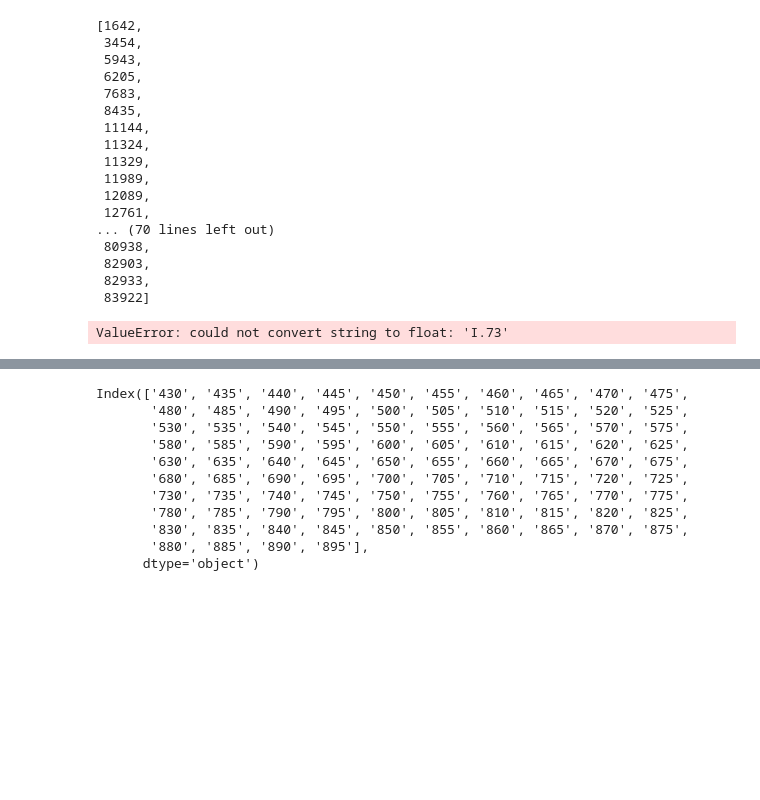
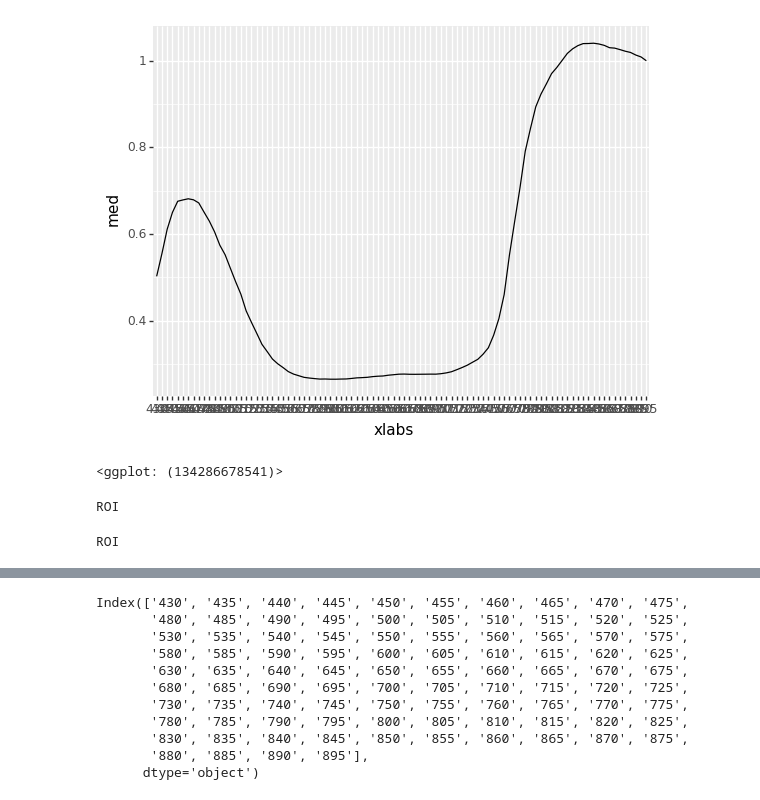
Before and after one commit to llxzy/E4012_rastliny, a Jupyter notebook: vizualizace.ipynb, the cells around one changed output, grey strips where cells are left out. Cells and saved outputs as stored; diff of their text form; code cells hidden in the pictures; blank space fills up the shorter version.

Commit message:
přetypování a první graf mediánů

```diff
--- a/vizualizace.ipynb
+++ b/vizualizace.ipynb
@@ -51,0 +57,26 @@ for i in range(df.shape[0]):
+# %%
+# no a ted grafik....
+####> DRY - vykreslení spekter všech #####
+x11()
+plot(x = xlabs, y = dry[1, 5:length(names(dt)) ], type = "l", col = alpha("goldenrod1",0.015),
+     xlab = 'Vlnová délka [nm]', ylab = 'Intenzita')
+for (i in 2:length(dry$Tray)){
+  lines(x = xlabs, y = dry[i, 5:length(names(dt))], col = alpha("goldenrod1", 0.015))
+}
+
+#>> Medián křivka #
+med <- c()
+for (i in 5:length(names(dt))){
+  med[i-4] <- median(dry[,i])
+}
+med
+# vykreslit
+lines(x = xlabs, y = med, col = 'darkgoldenrod3', lwd = 2 )"""
+# %%
+# MODRA SPEKTRA
+import statistics as stat
+xlabs = blue.columns[3:97]
+med = []
+for i in range(xlabs.size):
+    med.append(stat.median(blue.loc[:,xlabs[i]]))
+med
@@ -51,0 +101,5 @@ for i in range(df.shape[0]):
+# %%
+blugr = pd.DataFrame(xlabs)
+blugr.columns = ['xlabs']
+blugr['med'] = med
+blugr
@@ -52,24 +120,28 @@ for i in range(df.shape[0]):
+# %%
+from plotnine import ggplot, aes, geom_line
+
+(
+    ggplot(blugr)  # What data to use
+    + aes(x='xlabs', y='med', group = 1) # What variable to use
+    + geom_line()  # Geometric object to use for drawing
+)
+# %% [output]
+[figure, added]
+<ggplot: (134286678541)>
 # %%
+for i in range(blue.shape[1]):
+    try:
+        blue.loc[:,blue.columns[i]].astype(float)
+    except ValueError as ve:
+        print(blue.columns[i])
 # %% [output]
-[1642,
- 3454,
- 5943,
- 6205,
- 7683,
- 8435,
- 11144,
- 11324,
- 11329,
- 11989,
- 12089,
- 12761,
-... (70 lines left out)
- 80938,
- 82903,
- 82933,
- 83922]
+ROI
 # %%
-df.loc[:,df.columns[5]].astype(float)
+for i in range(df.shape[1]):
+    try:
+        df.loc[:,df.columns[i]].astype(float)
+    except ValueError as ve:
+        print(df.columns[i])
 # %% [output]
-ValueError: could not convert string to float: 'I.73'
+ROI
 # %%
```
Also changed, not shown: parts of 5 cells of this notebook.
